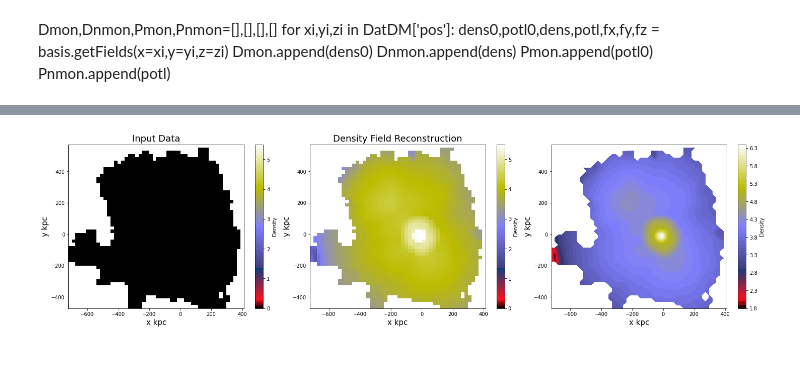
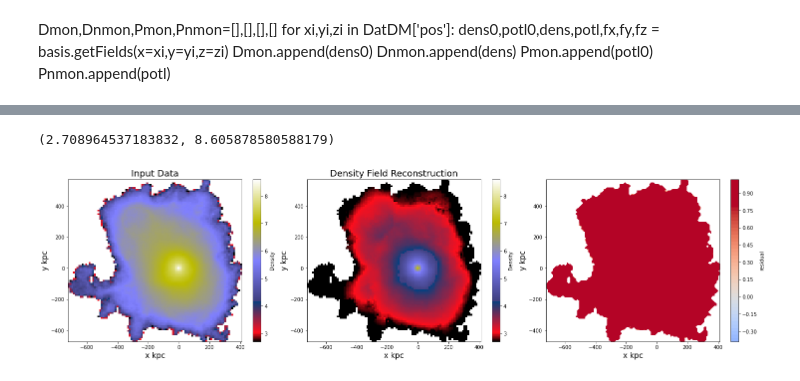
Before and after one commit to jngaravitoc/auriga-exp, a Jupyter notebook: src/TestHalo with pyEXP.ipynb, the cells around one changed output, grey strips where cells are left out. Cells and saved outputs as stored; diff of their text form; code cells hidden in the pictures.

```diff
--- a/src/TestHalo with pyEXP.ipynb
+++ b/src/TestHalo with pyEXP.ipynb
@@ -488,30 +528,32 @@ plt.close()
-# %%
-dm = (4/3)*np.pi*rho*r**3
-Macc = np.cumsum(dm)
-
-fig, ax = plt.subplots(1, 3, figsize=(25,6))
-extent = xb.min(),xb.max(),yb.min(),yb.max()
-im = ax[0].imshow(np.log10( Hden*(r[-1]**2/Macc[-1]) ),extent=extent,aspect='auto',origin='lower',interpolation='none',cmap='gist_stern')
-plt.colorbar(im, ax=ax[0],label='Density')
-ax[0].set_title('Input Data',fontsize=18)
-im.set_clim(0,5.5)
-#im2 = ax[1].contourf(xgrid, ygrid, np.log10(np.abs(den_mon + den_nonmon)),40,cmap='gist_stern')
-im2 = ax[1].imshow(np.log10(np.abs(den_mon + den_nonmon)),extent=extent,aspect='auto',origin='lower',interpolation='none',cmap='gist_stern')
-plt.colorbar(im2, ax=ax[1],label='Density')
-ax[1].set_title('Density Field Reconstruction',fontsize=18)
-im2.set_clim(0,5.5)
-maskden = Hden==0
-denmask =  np.copy(np.log10(np.abs(den_mon + den_nonmon)))
-denmask[maskden] =  np.nan
-#im3 = ax[2].imshow(denmask,extent=extent,aspect='auto',origin='lower',interpolation='none',cmap='gist_stern')
-im3 = ax[2].contourf(xgrid, ygrid, denmask,50,cmap='gist_stern')
-plt.colorbar(im3, ax=ax[2],label='Density')
-
-for i_ in [0,1,2]:
-    ax[i_].set_xlabel('x kpc',fontsize=15)
-    ax[i_].set_ylabel('y kpc',fontsize=15)
-plt.subplots_adjust(wspace=0.1)
-plt.show()
-plt.close()
-# %% [output]
-[figure, removed]
+# %%
+dm = (4/3)*np.pi*rho*r**3
+Macc = np.cumsum(dm)
+
+fig, ax = plt.subplots(1, 3, figsize=(25,6))
+extent = xb.min(),xb.max(),yb.min(),yb.max()
+im = ax[0].imshow(np.log10( np.abs(Hden) ).T,extent=extent,aspect='auto',origin='lower',interpolation='none',cmap='gist_stern')
+plt.colorbar(im, ax=ax[0],label='Density')
+ax[0].set_title('Input Data',fontsize=18)
+clims= im.get_clim()
+print(clims)
+#im2 = ax[1].contourf(xgrid, ygrid, np.log10(np.abs(den_mon + den_nonmon)),40,cmap='gist_stern')
+im2 = ax[1].imshow(np.log10(np.abs(den_mon + den_nonmon)).T,extent=extent,aspect='auto',origin='lower',interpolation='none',cmap='gist_stern')
+plt.colorbar(im2, ax=ax[1],label='Density')
+ax[1].set_title('Density Field Reconstruction',fontsize=18)
+im2.set_clim(clims[0],clims[1])
+maskden = Hden==0
+denmask =  (Hden-(den_mon + den_nonmon))/Hden
+denmask[maskden] =  np.nan
+#im3 = ax[2].imshow(denmask,extent=extent,aspect='auto',origin='lower',interpolation='none',cmap='gist_stern')
+im3 = ax[2].contourf(xgrid, ygrid, denmask.T,50,cmap='coolwarm')
+plt.colorbar(im3, ax=ax[2],label='residual')
+im3.set_clim(-0.8,0.8 )
+for i_ in [0,1,2]:
+    ax[i_].set_xlabel('x kpc',fontsize=15)
+    ax[i_].set_ylabel('y kpc',fontsize=15)
+plt.subplots_adjust(wspace=0.1)
+plt.show()
+plt.close()
+# %% [output]
+(2.708964537183832, 8.605878580588179)
+[figure, added]
```
Also changed, not shown: parts of 27 cells of this notebook, 5 other files.
